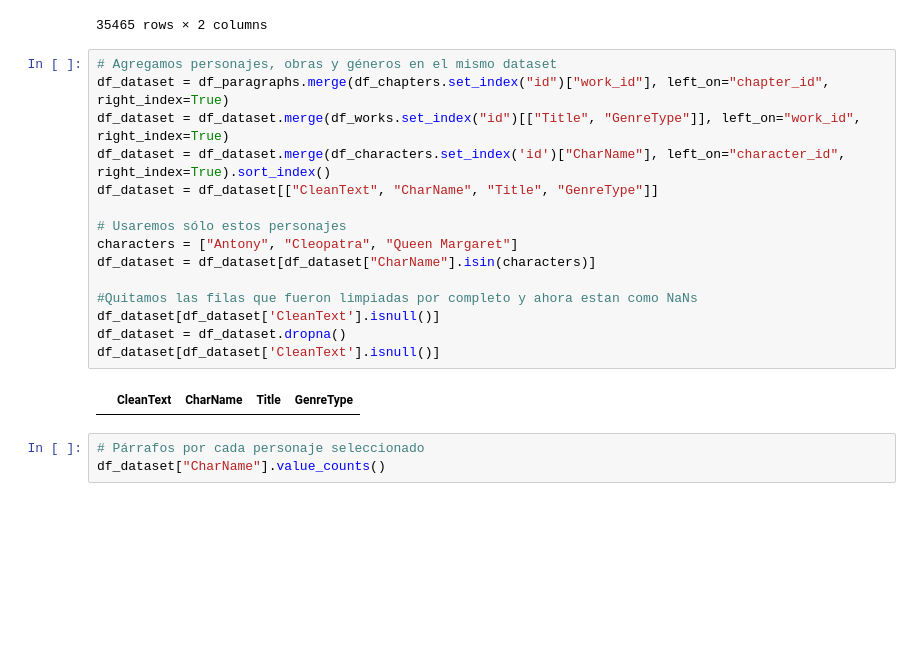
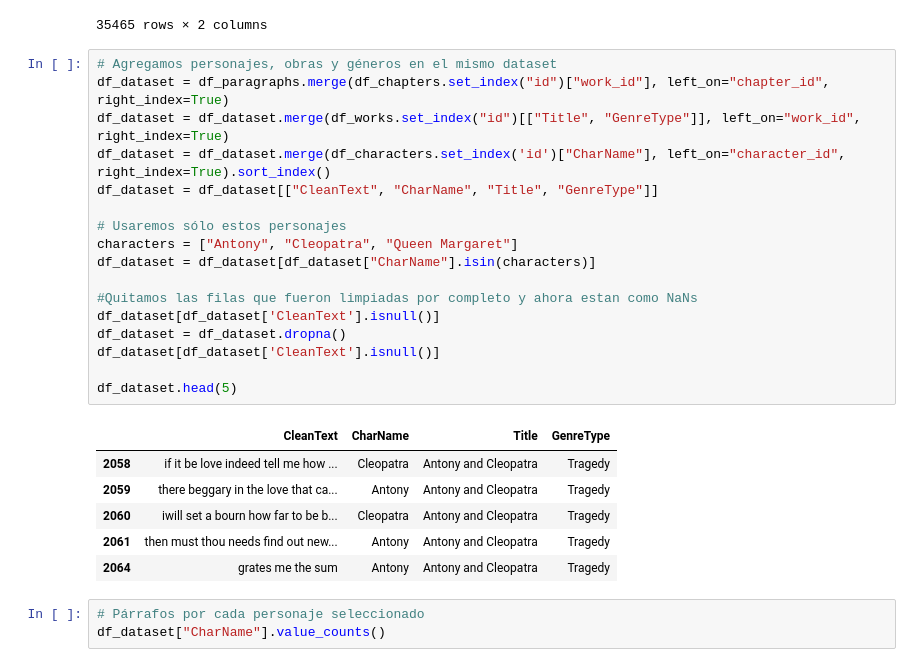
Before and after one commit to lupish/introcd_grupo_17, a Jupyter notebook: Tarea_2/shakespeare_tarea_2.ipynb, the cells around one changed output. Drawn from its saved outputs; the diff is of its cells as text; blank space fills up the shorter version.

```diff
--- a/Tarea_2/shakespeare_tarea_2.ipynb
+++ b/Tarea_2/shakespeare_tarea_2.ipynb
@@ -174,20 +193,27 @@ df_paragraphs[["PlainText", "CleanText"]]
 # %%
 # Agregamos personajes, obras y géneros en el mismo dataset
 df_dataset = df_paragraphs.merge(df_chapters.set_index("id")["work_id"], left_on="chapter_id", right_index=True)
 df_dataset = df_dataset.merge(df_works.set_index("id")[["Title", "GenreType"]], left_on="work_id", right_index=True)
 df_dataset = df_dataset.merge(df_characters.set_index('id')["CharName"], left_on="character_id", right_index=True).sort_index()
 df_dataset = df_dataset[["CleanText", "CharName", "Title", "GenreType"]]
 
 # Usaremos sólo estos personajes
 characters = ["Antony", "Cleopatra", "Queen Margaret"]
 df_dataset = df_dataset[df_dataset["CharName"].isin(characters)]
 
 #Quitamos las filas que fueron limpiadas por completo y ahora estan como NaNs
 df_dataset[df_dataset['CleanText'].isnull()]
 df_dataset = df_dataset.dropna()
 df_dataset[df_dataset['CleanText'].isnull()]
+
+df_dataset.head(5)
 # %% [output]
 |  | CleanText | CharName | Title | GenreType |
+| 2058 | if it be love indeed tell me how ... | Cleopatra | Antony and Cleopatra | Tragedy |
+| 2059 | there beggary in the love that ca... | Antony | Antony and Cleopatra | Tragedy |
+| 2060 | iwill set a bourn how far to be b... | Cleopatra | Antony and Cleopatra | Tragedy |
+| 2061 | then must thou needs find out new... | Antony | Antony and Cleopatra | Tragedy |
+| 2064 | grates me the sum | Antony | Antony and Cleopatra | Tragedy |
 # %%
 # Párrafos por cada personaje seleccionado
 df_dataset["CharName"].value_counts()
```
Also changed, not shown: parts of 12 cells of this notebook.
